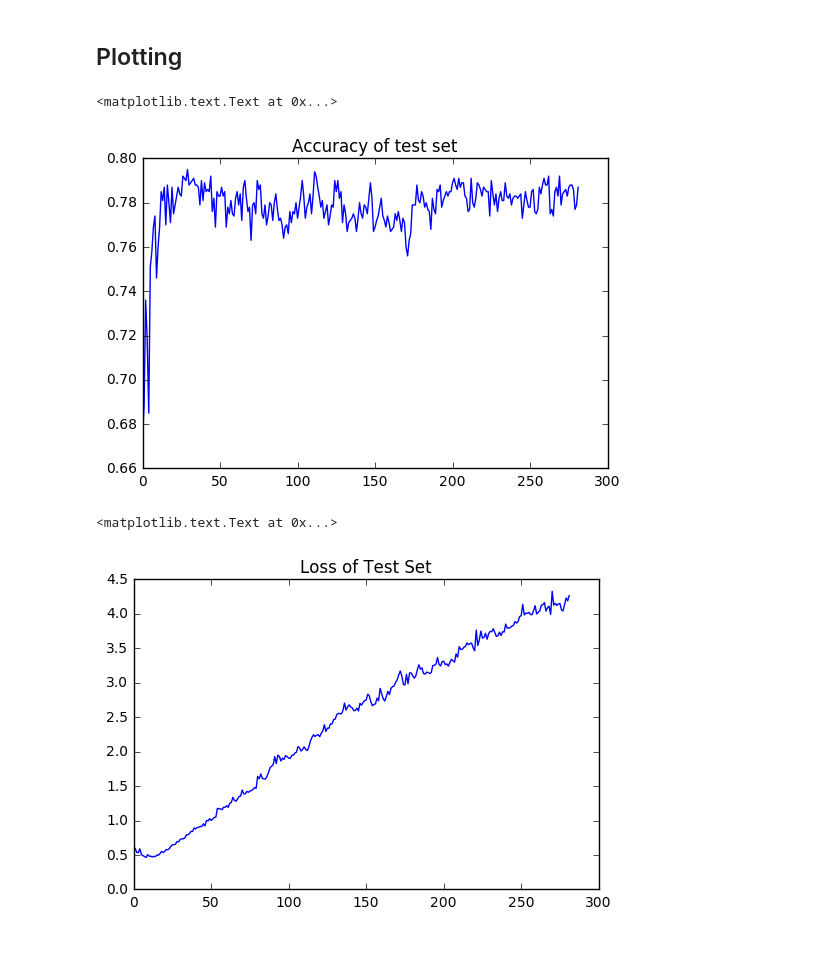
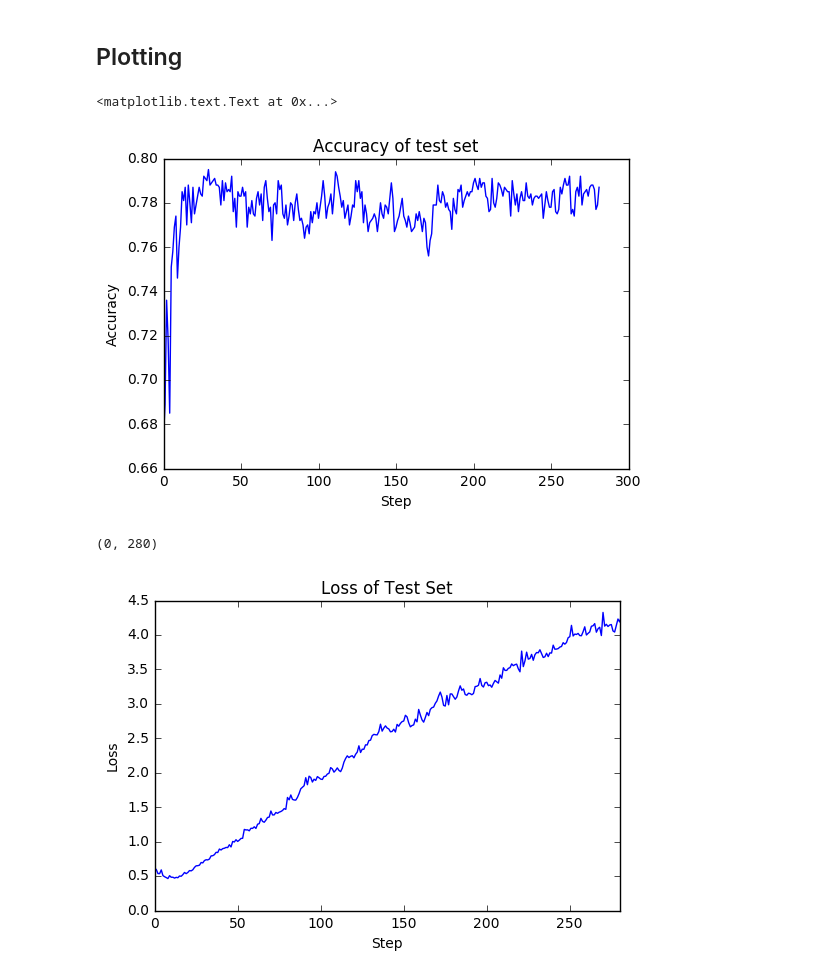
Before and after one commit to bzhen/stat198-gicf, a Jupyter notebook: cnn_plotting.ipynb, the cells around one changed output. Cells and saved outputs as stored; diff of their text form; code cells hidden in the pictures; blank space fills up the shorter version.

Commit message:
Plotting updates

```diff
--- a/cnn_plotting.ipynb
+++ b/cnn_plotting.ipynb
@@ -38,12 +38,17 @@ with open("cnn_output", 'r') as infile:
 # %%
 plt.plot(test_accs)
 plt.title("Accuracy of test set")
+plt.xlabel("Step")
+plt.ylabel("Accuracy")
 # %% [output]
 <matplotlib.text.Text at 0x...>
-[figure, old version]
+[figure, new version]
 # %%
 plt.plot(test_losses)
 plt.title("Loss of Test Set")
+plt.xlabel("Step")
+plt.ylabel("Loss")
+plt.xlim(0,280)
 # %% [output]
-<matplotlib.text.Text at 0x...>
+(0, 280)
-[figure, old version]
+[figure, new version]
```
Also changed, not shown: parts of 3 cells of this notebook.
